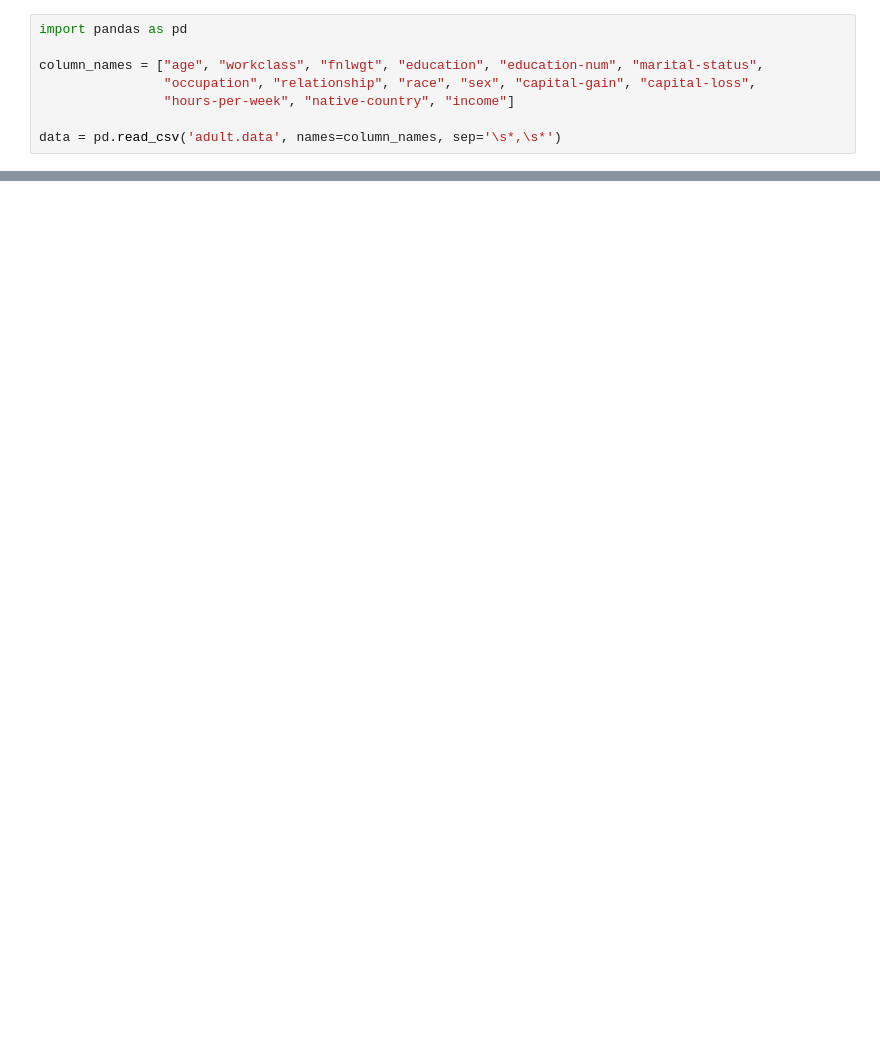
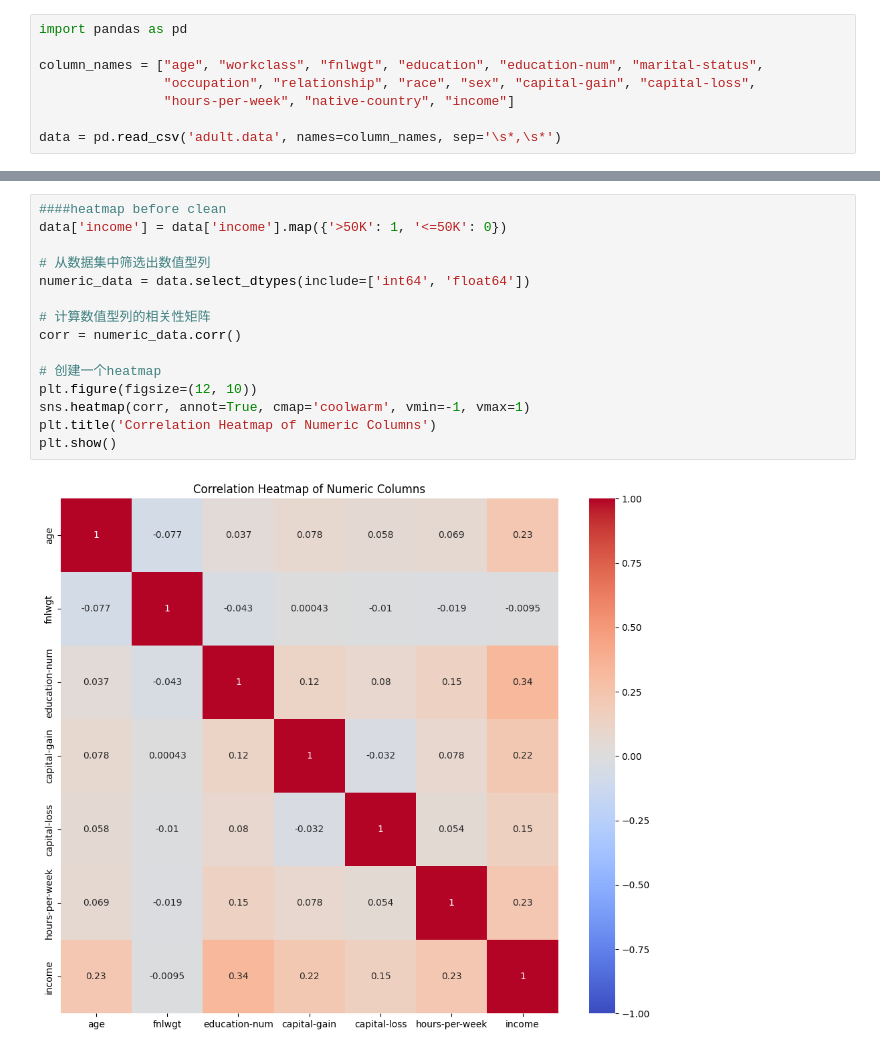
Before and after one commit to TreeBranchWL/TreeBranch-project, a Jupyter notebook: TREEBRANCH.ipynb, the cells around one changed output, grey strips where cells are left out. Drawn from its saved outputs; the diff is of its cells as text; blank space fills up the shorter version.

```diff
--- a/TREEBRANCH.ipynb
+++ b/TREEBRANCH.ipynb
@@ -27,3 +61,20 @@ for feature in cat_features:
+# %%
+####heatmap before clean
+data['income'] = data['income'].map({'>50K': 1, '<=50K': 0})
+
+# 从数据集中筛选出数值型列
+numeric_data = data.select_dtypes(include=['int64', 'float64'])
+
+# 计算数值型列的相关性矩阵
+corr = numeric_data.corr()
+
+# 创建一个heatmap
+plt.figure(figsize=(12, 10))
+sns.heatmap(corr, annot=True, cmap='coolwarm', vmin=-1, vmax=1)
+plt.title('Correlation Heatmap of Numeric Columns')
+plt.show()
+# %% [output]
+[figure, added]
 # %%
 import seaborn as sns
 import matplotlib.pyplot as plt
```
Also changed, not shown: parts of 10 cells of this notebook.
